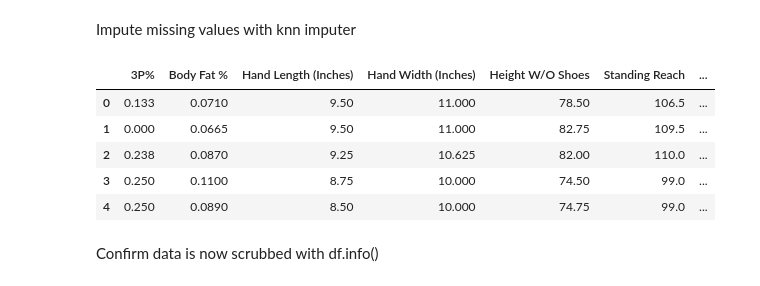
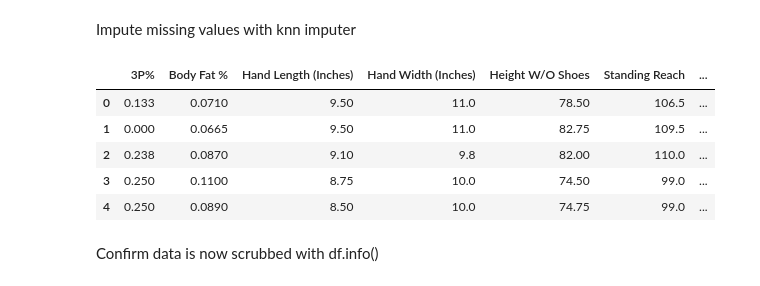
Before and after one commit to blantj/nba_3_pointer_regression, a Jupyter notebook: Modeling.ipynb, the cells around one changed output. Cells and saved outputs as stored; diff of their text form; code cells hidden in the pictures.

Commit message:
Explore data

```diff
--- a/Modeling.ipynb
+++ b/Modeling.ipynb
@@ -185,17 +191,20 @@ df.head()
 Impute missing values with knn imputer
 # %%
 imputer_df = df.drop(columns=['3P%'])
-imputer = KNNImputer(n_neighbors=2)
+imputer_ss = StandardScaler()
+imputer_df = pd.DataFrame(imputer_ss.fit_transform(imputer_df), columns=imputer_df.columns)
+imputer = KNNImputer()
 imputer_df = pd.DataFrame(imputer.fit_transform(imputer_df), columns=imputer_df.columns)
+imputer_df = pd.DataFrame(imputer_ss.inverse_transform(imputer_df), columns=imputer_df.columns)
 df = pd.merge(df[['3P%']], imputer_df, left_index=True, right_index=True)
 df.head()
 # %% [output]
 |  | 3P% | Body Fat % | Hand Length (Inches) | Hand Width (Inches) | Height W/O Shoes | Standing Reach | ... |
-| 0 | 0.133 | 0.0710 | 9.50 | 11.000 | 78.50 | 106.5 | ... |
-| 1 | 0.000 | 0.0665 | 9.50 | 11.000 | 82.75 | 109.5 | ... |
-| 2 | 0.238 | 0.0870 | 9.25 | 10.625 | 82.00 | 110.0 | ... |
-| 3 | 0.250 | 0.1100 | 8.75 | 10.000 | 74.50 | 99.0 | ... |
-| 4 | 0.250 | 0.0890 | 8.50 | 10.000 | 74.75 | 99.0 | ... |
+| 0 | 0.133 | 0.0710 | 9.50 | 11.0 | 78.50 | 106.5 | ... |
+| 1 | 0.000 | 0.0665 | 9.50 | 11.0 | 82.75 | 109.5 | ... |
+| 2 | 0.238 | 0.0870 | 9.10 | 9.8 | 82.00 | 110.0 | ... |
+| 3 | 0.250 | 0.1100 | 8.75 | 10.0 | 74.50 | 99.0 | ... |
+| 4 | 0.250 | 0.0890 | 8.50 | 10.0 | 74.75 | 99.0 | ... |
 # %% [markdown]
 Confirm data is now scrubbed with df.info()
 # %%
```
Also changed, not shown: parts of 16 cells of this notebook.
